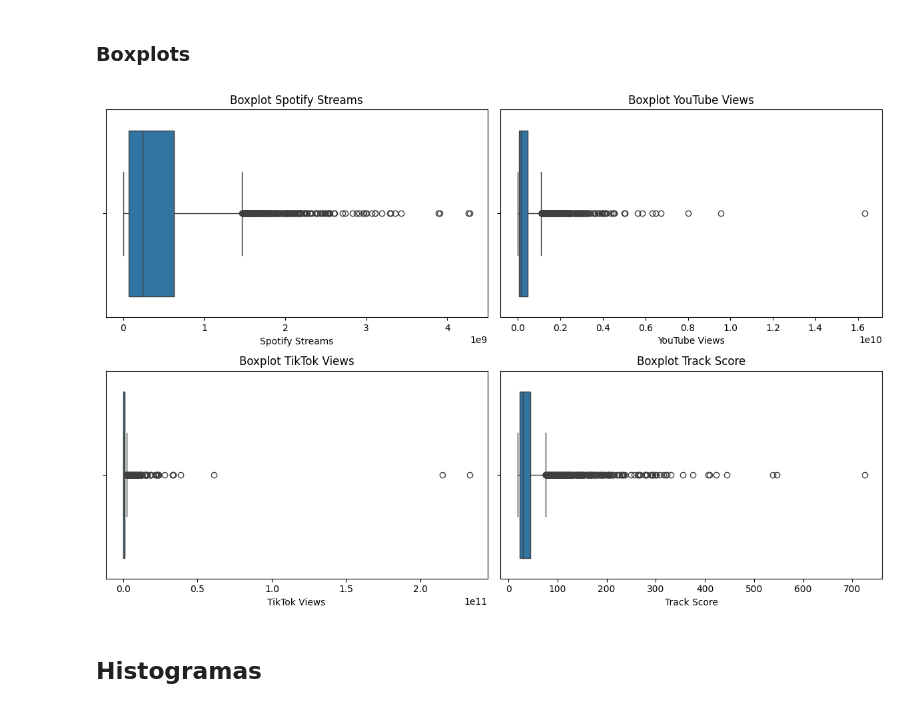
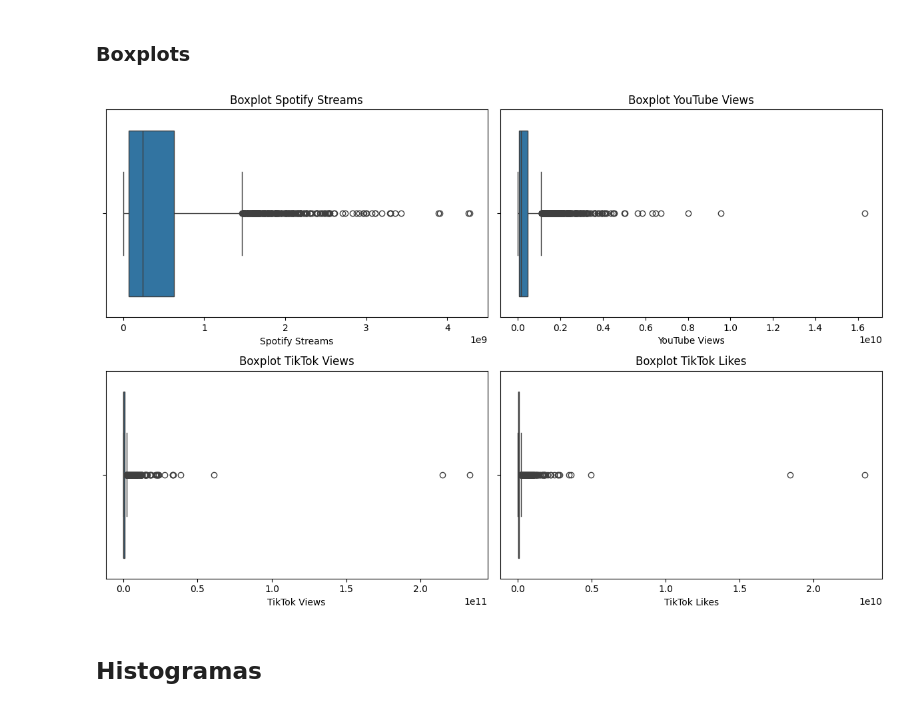
Before and after one commit to MizunoYudi/AD-Musicas-Mais-Tocadas, a Jupyter notebook: projeto.ipynb, the cells around one changed output. Drawn from its saved outputs; the diff is of its cells as text; code cells hidden in the pictures.

```diff
--- a/projeto.ipynb
+++ b/projeto.ipynb
@@ -136,0 +143,3 @@ memory usage: 1.0+ MB
+# %%
+df_musicas['TIDAL Popularity'] = df_musicas['TIDAL Popularity'].fillna("Valor ausente")
+df_musicas
@@ -192,7 +215,23 @@ dtype: int64
 cols_obj = [
 'Spotify Streams',
 'YouTube Views',
-'TikTok Views'
+'TikTok Views',
+'YouTube Playlist Reach',
+'Deezer Playlist Reach',
+'Spotify Playlist Reach',
+'Spotify Playlist Count',
+'Deezer Playlist Count',
+'Shazam Counts',
+'TikTok Posts',
+'TikTok Likes',
+'YouTube Likes',
+'AirPlay Spins',
+'SiriusXM Spins',
+'Soundcloud Streams',
+'Pandora Streams',
+'Pandora Track Stations',
+'Apple Music Playlist Count',
+'All Time Rank'
 ]
 
 for c in cols_obj:
@@ -206,3 +245,14 @@ for c in cols_obj:
         df_musicas[c],
         errors='coerce'
     )
+# %%
+colunas_str = [
+    'Track',
+    'Album Name',
+    'Artist',
+    'ISRC'
+]
+
+df_musicas[colunas_str] = df_musicas[colunas_str].astype("string")
+# %%
+df_musicas['Release Date'] = pd.to_datetime(df_musicas['Release Date'], errors = 'coerce')
@@ -284,30 +386,35 @@ df_musicas[medidas].describe()
 # %%
 plt.figure(figsize=(12,8))
 
 # Spotify Streams
 plt.subplot(2,2,1)
 sns.boxplot(x=df_musicas['Spotify Streams'])
 plt.title('Boxplot Spotify Streams')
 
 # YouTube Views
 plt.subplot(2,2,2)
 sns.boxplot(x=df_musicas['YouTube Views'])
 plt.title('Boxplot YouTube Views')
 
 # TikTok Views
 plt.subplot(2,2,3)
 sns.boxplot(x=df_musicas['TikTok Views'])
 plt.title('Boxplot TikTok Views')
 
 # Track Score
+#plt.subplot(2,2,4)
+#sns.boxplot(x=df_musicas['Track Score'])
+#plt.title('Boxplot Track Score')
+
+# TikTok Likes
 plt.subplot(2,2,4)
-sns.boxplot(x=df_musicas['Track Score'])
-plt.title('Boxplot Track Score')
+sns.boxplot(x=df_musicas['TikTok Likes'])
+plt.title('Boxplot TikTok Likes')
 
 plt.tight_layout()
 plt.show()
 # %% [output]
-[figure, old version]
+[figure, new version]
 # %% [markdown]
 ## Histogramas
 # %%
```
Also changed, not shown: parts of 14 cells of this notebook.
